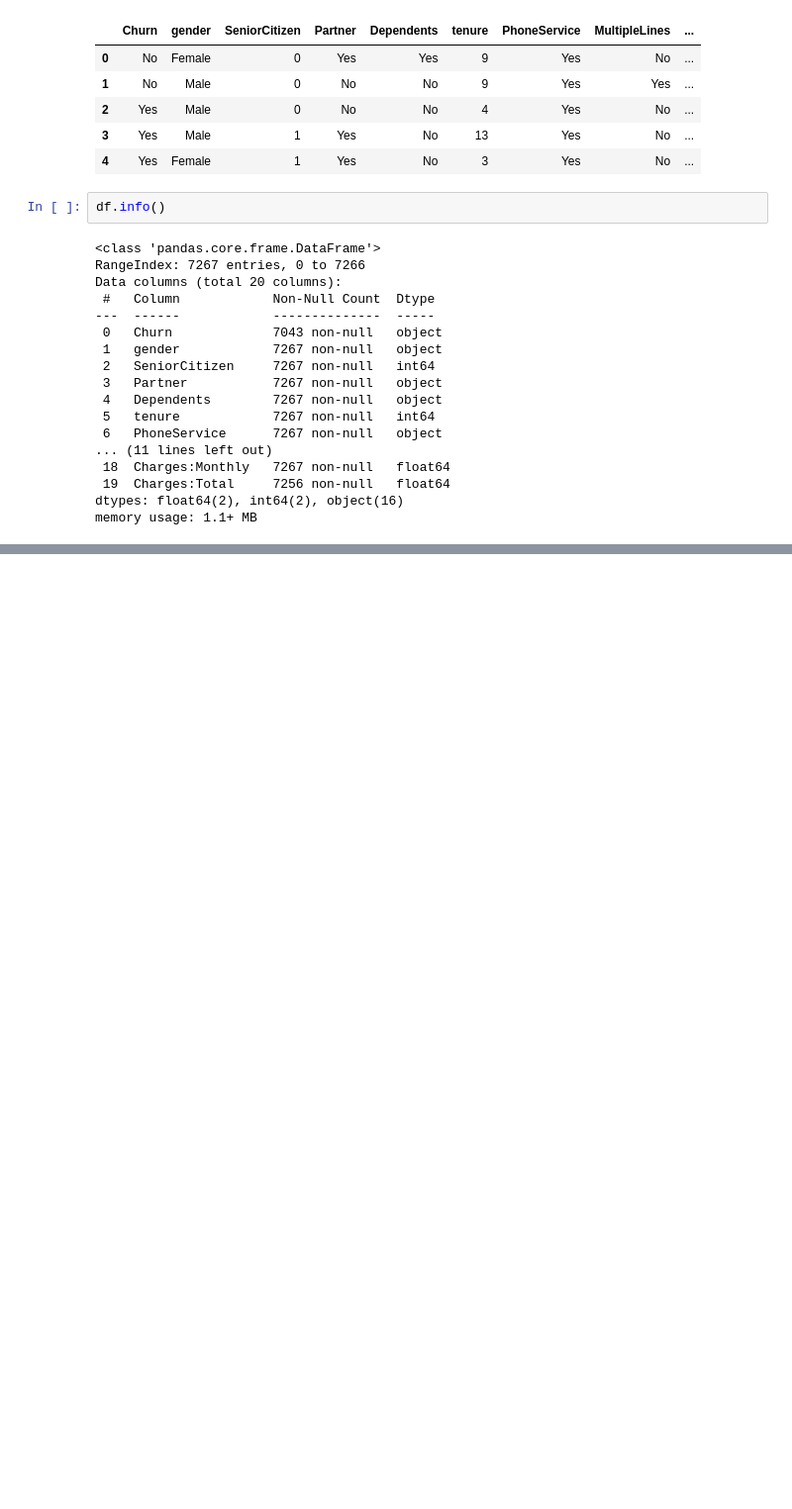
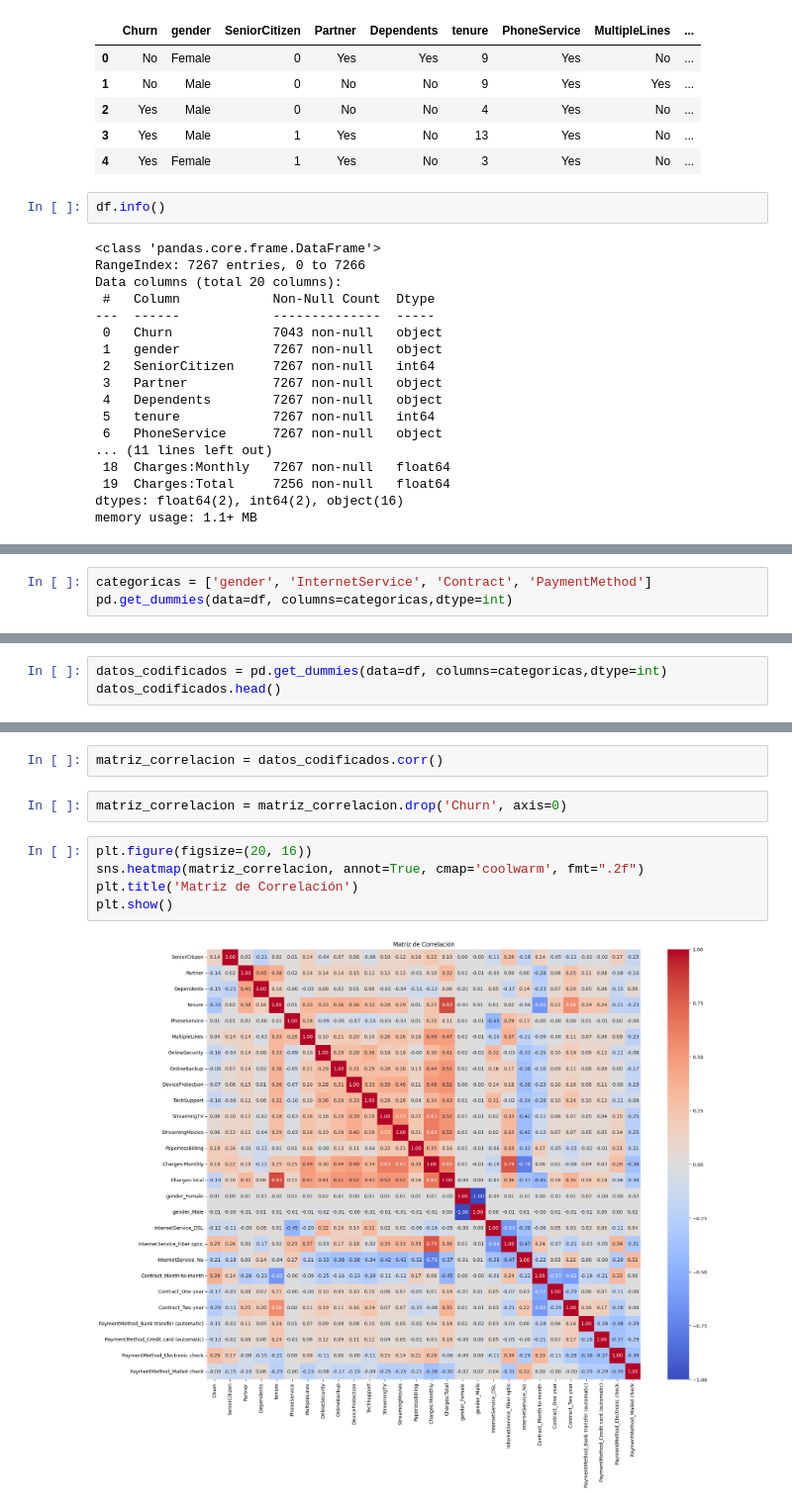
Before and after one commit to Ronaldvarela852/Challenge-ONE-Data-Science-Telecom-X-parte-2, a Jupyter notebook: Challenge_Telecom_X_parte_2.ipynb, the cells around one changed output, grey strips where cells are left out. Shown at 99% size. Cells and saved outputs as stored; diff of their text form; blank space fills up the shorter version.

```diff
--- a/Challenge_Telecom_X_parte_2.ipynb
+++ b/Challenge_Telecom_X_parte_2.ipynb
@@ -81,0 +195,3 @@ memory usage: 1.1+ MB
+# %%
+categoricas = ['gender', 'InternetService', 'Contract', 'PaymentMethod']
+pd.get_dummies(data=df, columns=categoricas,dtype=int)
@@ -81,0 +212,3 @@ memory usage: 1.1+ MB
+# %%
+datos_codificados = pd.get_dummies(data=df, columns=categoricas,dtype=int)
+datos_codificados.head()
@@ -81,0 +266,11 @@ memory usage: 1.1+ MB
+# %%
+matriz_correlacion = datos_codificados.corr()
+# %%
+matriz_correlacion = matriz_correlacion.drop('Churn', axis=0)
+# %%
+plt.figure(figsize=(20, 16))
+sns.heatmap(matriz_correlacion, annot=True, cmap='coolwarm', fmt=".2f")
+plt.title('Matriz de Correlación')
+plt.show()
+# %% [output]
+[figure, added]
```
Also changed, not shown: parts of 37 cells of this notebook.
